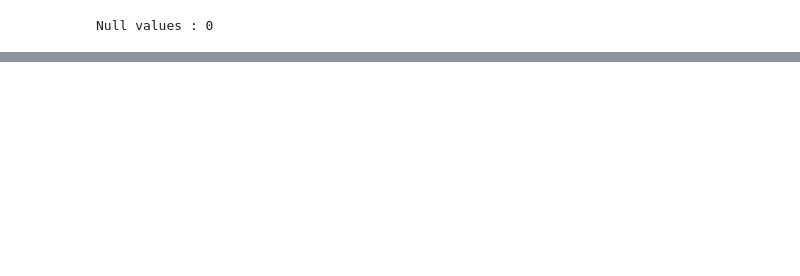
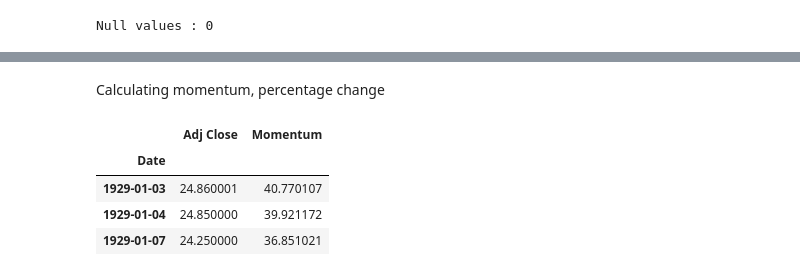
Before and after one commit to Vidya023/Coding-Research-Paper, a Jupyter notebook: 4.Applying-Machine-Learning-to-Trading-Strategies/new.ipynb, the cells around one changed output, grey strips where cells are left out. Cells and saved outputs as stored; diff of their text form; code cells hidden in the pictures; blank space fills up the shorter version.

```diff
--- a/4.Applying-Machine-Learning-to-Trading-Strategies/new.ipynb
+++ b/4.Applying-Machine-Learning-to-Trading-Strategies/new.ipynb
@@ -189,0 +268,18 @@ ValueError: Cannot set a DataFrame with multiple columns to the single column mo
+# %% [markdown]
+Calculating momentum, percentage change
+# %%
+trading_days_per_month = 21
+no_of_months = 12
+time_horizon = trading_days_per_month*no_of_months
+
+df_21['Momentum'] = df_21['Adj Close'].pct_change(periods=time_horizon)*100
+df_21.dropna(inplace=True)
+df_21.drop(columns=['Open','High','Low','Close','Volume'],axis=1,inplace=True)
+
+df_21.head(3)
+# %% [output]
+|  | Adj Close | Momentum |
+| Date |  |  |
+| 1929-01-03 | 24.860001 | 40.770107 |
+| 1929-01-04 | 24.850000 | 39.921172 |
+| 1929-01-07 | 24.250000 | 36.851021 |
```
Also changed, not shown: parts of 76 cells of this notebook, 1 other file.
